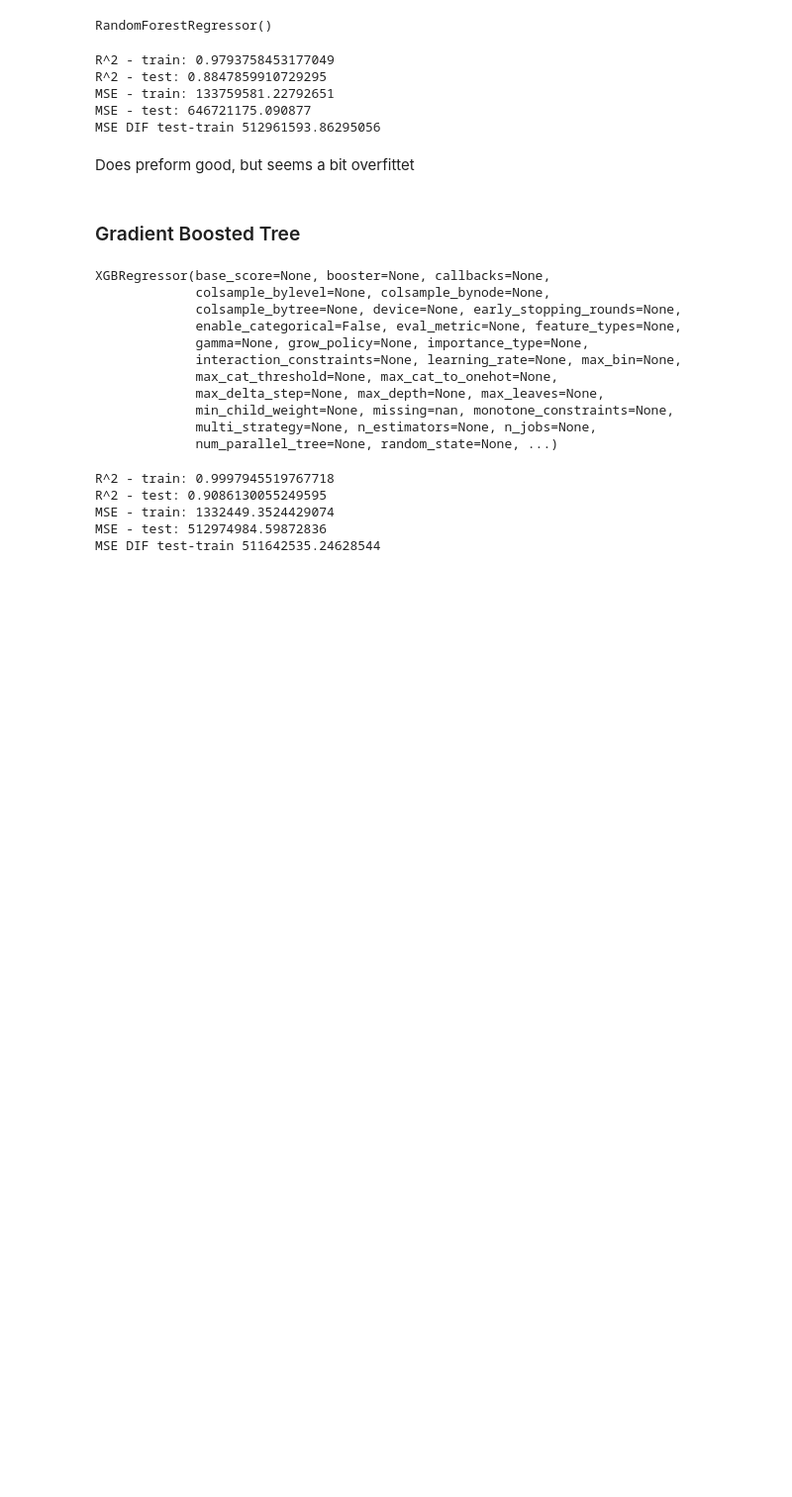
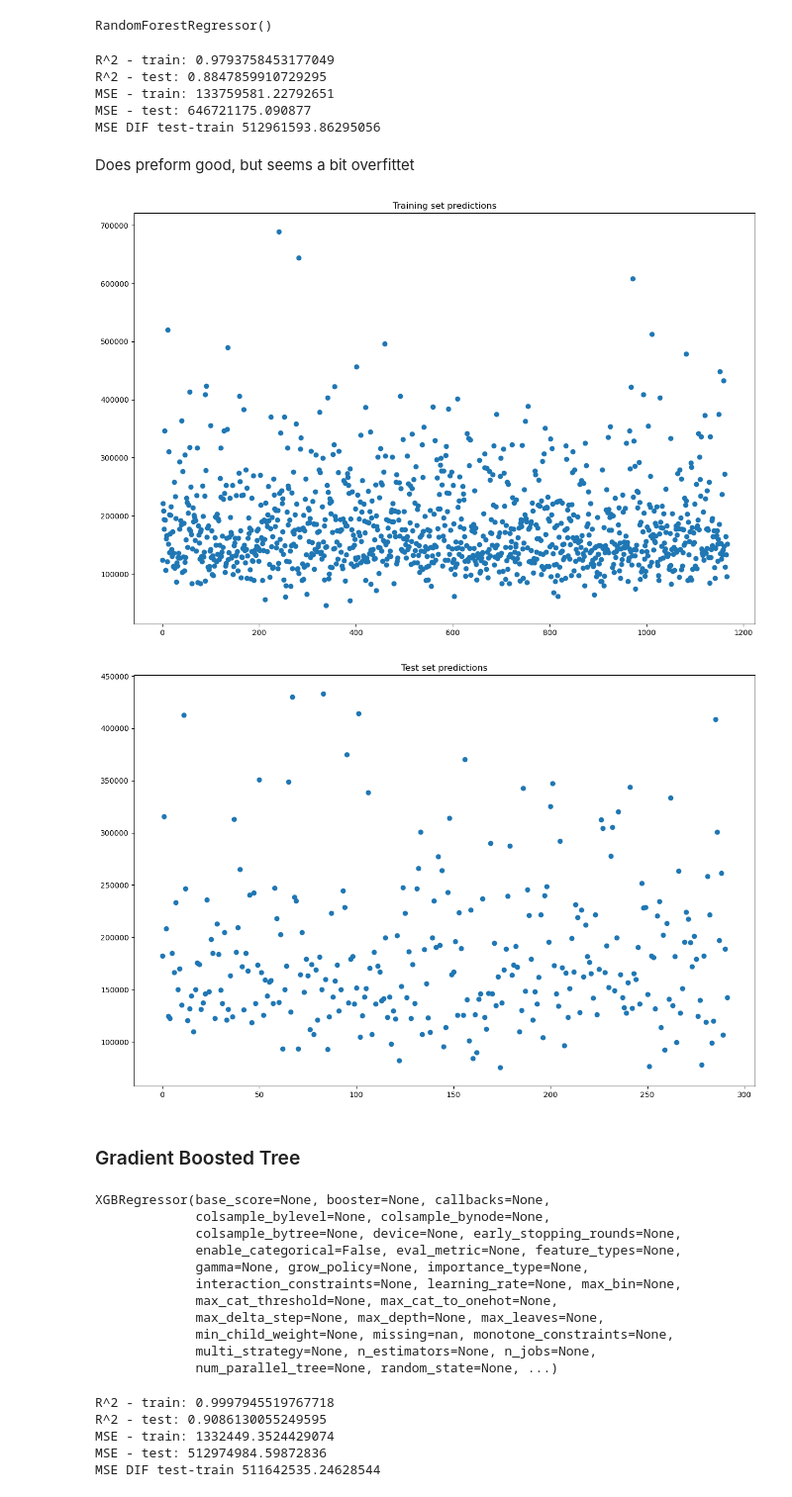
Before and after one commit to michaelbui99/mal-assignment-7, a Jupyter notebook: assignment_7.ipynb, the cells around one changed output. Shown at 99% size. Saved outputs shown, nothing was run; the diff lists cells and outputs as text; code cells hidden in the pictures; blank space fills up the shorter version.

Commit message:
plotting changes

```diff
--- a/assignment_7.ipynb
+++ b/assignment_7.ipynb
@@ -601,9 +601,19 @@ def plot_predictions_to_actual(model, X_train, y_train, X_test, y_test):
     plt.show()
 
     plt.figure(figsize=(15,10))
+    plt.scatter(x=[x for x in range(len(X_train))], y=y_train)
+    plt.title("Training set actual")
+    plt.show()
+
+    plt.figure(figsize=(15,10))
     plt.scatter(x=[x for x in range(len(X_test))], y=model.predict(X_test))
     plt.title("Test set predictions")
     plt.show()
+
+    plt.figure(figsize=(15,10))
+    plt.scatter(x=[x for x in range(len(X_train))], y=y_test)
+    plt.title("Test set actual")
+    plt.show()
 # %%
 X_train, X_test, y_train, y_test = train_test_split(X_scaled, y, test_size=0.2, random_state=4242)
 # %% [markdown]
@@ -654,6 +664,11 @@ MSE - test: 646721175.090877
 MSE DIF test-train 512961593.86295056
 # %% [markdown]
 Does preform good, but seems a bit overfittet
+# %%
+plot_predictions_to_actual(rf_regressor, X_train, y_train, X_test, y_test)
+# %% [output]
+[figure, added]
+[figure, added]
 # %% [markdown]
 ### Gradient Boosted Tree
 # %%
```
Also changed, not shown: parts of 1 cell of this notebook.
